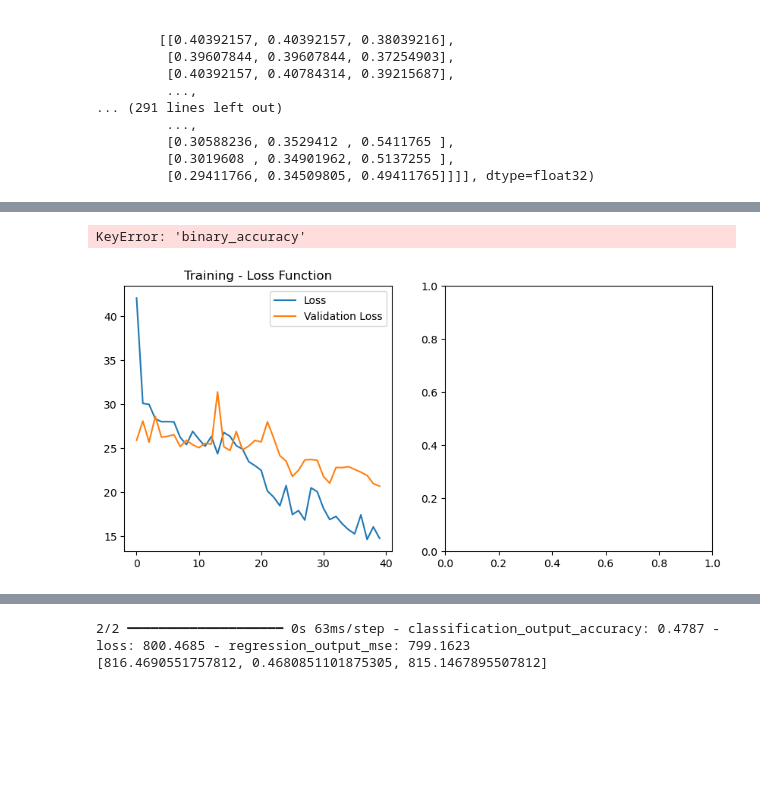
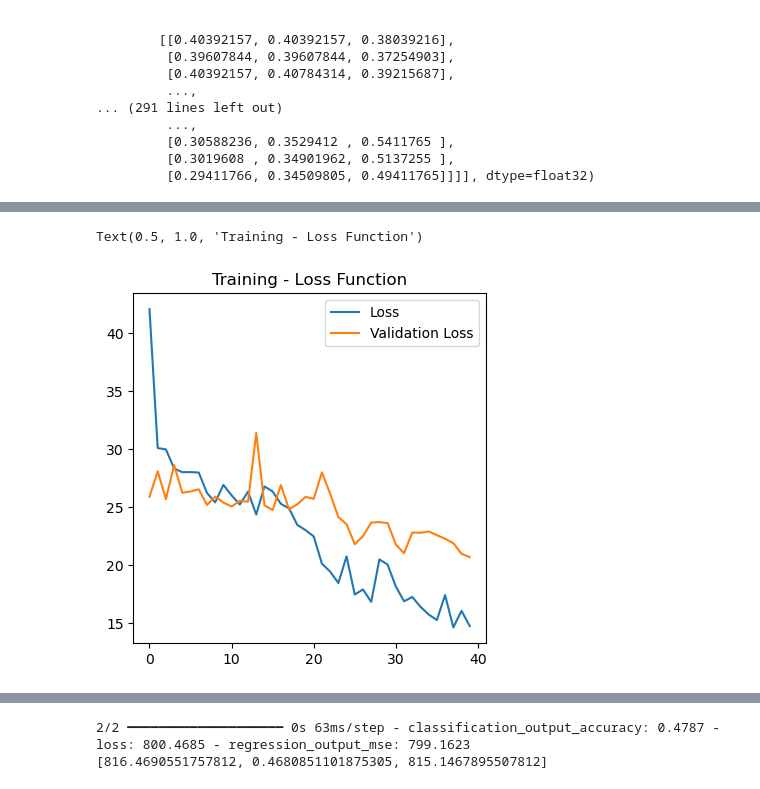
Before and after one commit to shekharbiswas/Multi-CNN, a Jupyter notebook: test.ipynb, the cells around one changed output, grey strips where cells are left out. Drawn from its saved outputs; the diff is of its cells as text; code cells hidden in the pictures; blank space fills up the shorter version.

```diff
--- a/test.ipynb
+++ b/test.ipynb
@@ -448,17 +448,17 @@ history = model.fit(x_train, {'classification_output': y_class_train, 'regressio
 # %%
 plt.figure(figsize=(10, 10))
 
 plt.subplot(2, 2, 1)
 plt.plot(history.history['loss'], label='Loss')
 plt.plot(history.history['val_loss'], label='Validation Loss')
 plt.legend()
 plt.title('Training - Loss Function')
 
-plt.subplot(2, 2, 2)
-plt.plot(history.history['binary_accuracy'], label='Accuracy')
-plt.plot(history.history['val_binary_accuracy'], label='Validation Accuracy')
-plt.legend()
-plt.title('Train - Accuracy')
+#plt.subplot(2, 2, 2)
+#plt.plot(history.history['binary_accuracy'], label='Accuracy')
+#plt.plot(history.history['val_binary_accuracy'], label='Validation Accuracy')
+#plt.legend()
+#plt.title('Train - Accuracy')
 # %% [output]
-KeyError: 'binary_accuracy'
+Text(0.5, 1.0, 'Training - Loss Function')
-[figure, old version]
+[figure, new version]
```
Also changed, not shown: parts of 3 cells of this notebook.
